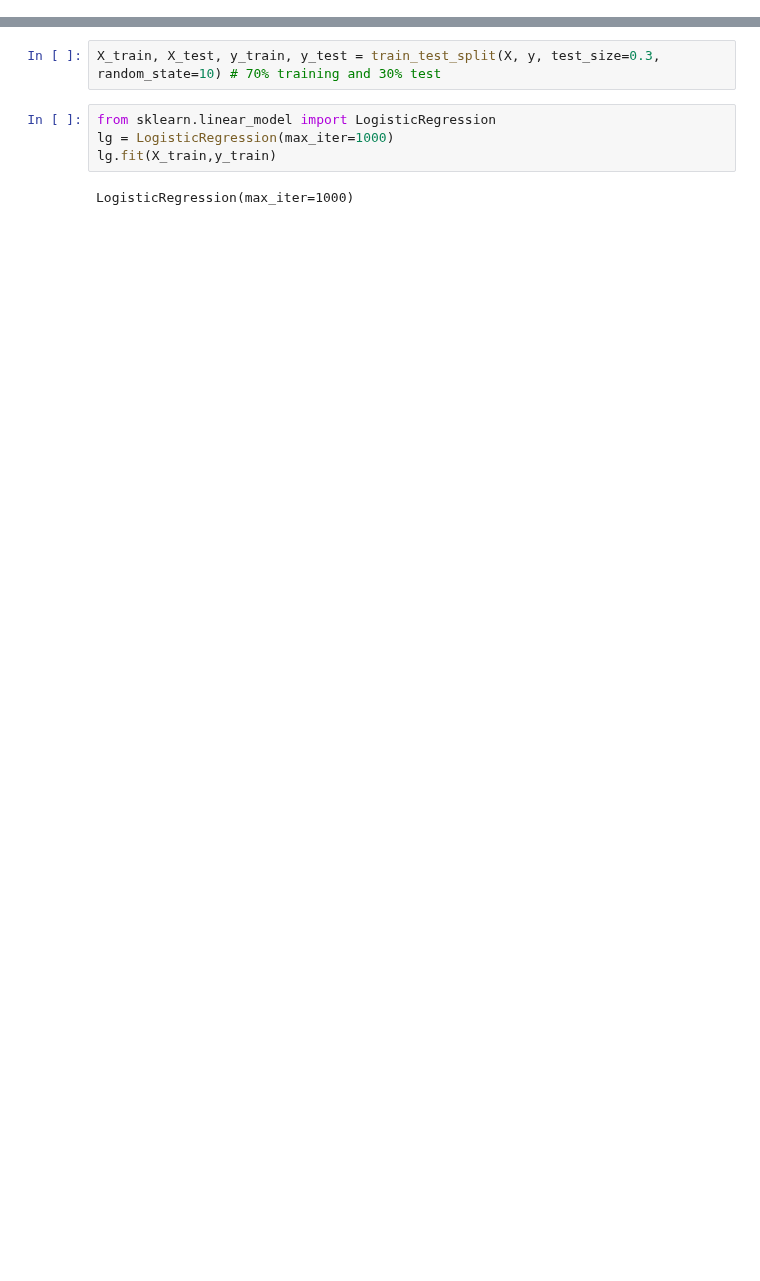
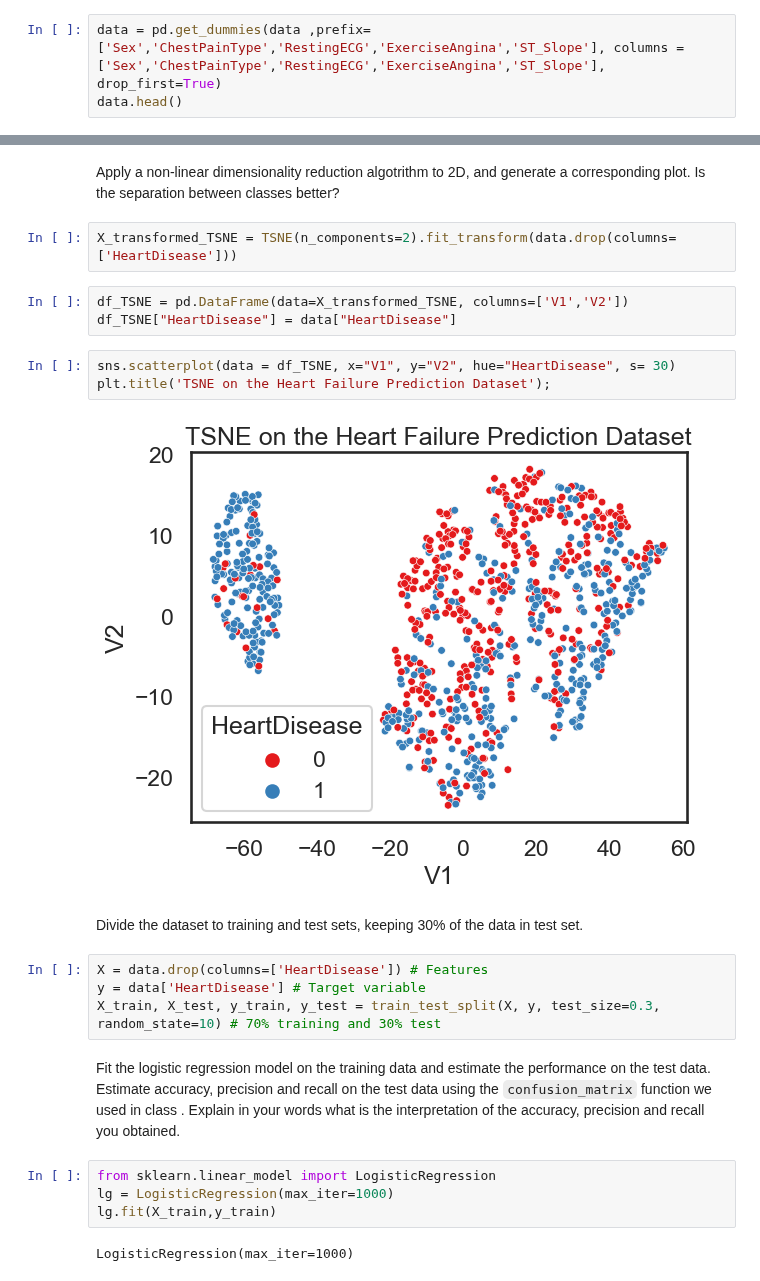
Before and after one commit to yoavram/PyDataSciBio, a Jupyter notebook: hw_solutions/hw4_classification_dimensionality_reduction.ipynb, the cells around one changed output, grey strips where cells are left out. Saved outputs shown, nothing was run; the diff lists cells and outputs as text; blank space fills up the shorter version.

```diff
--- a/hw_solutions/hw4_classification_dimensionality_reduction.ipynb
+++ b/hw_solutions/hw4_classification_dimensionality_reduction.ipynb
@@ -41,0 +43,3 @@ y = df['Sex'] # Target variable
+# %%
+data = pd.get_dummies(data ,prefix=['Sex','ChestPainType','RestingECG','ExerciseAngina','ST_Slope'], columns = ['Sex','ChestPainType','RestingECG','ExerciseAngina','ST_Slope'], drop_first=True)
+data.head()
@@ -42,5 +80,23 @@ y = df['Sex'] # Target variable
+# %% [markdown]
+Apply a non-linear dimensionality reduction algotrithm to 2D, and generate a corresponding plot. Is the separation between classes better?
+# %%
+X_transformed_TSNE = TSNE(n_components=2).fit_transform(data.drop(columns=['HeartDisease']))
+# %%
+df_TSNE = pd.DataFrame(data=X_transformed_TSNE, columns=['V1','V2'])
+df_TSNE["HeartDisease"] = data["HeartDisease"]
+# %%
+sns.scatterplot(data = df_TSNE, x="V1", y="V2", hue="HeartDisease", s= 30)
+plt.title('TSNE on the Heart Failure Prediction Dataset');
+# %% [output]
+[figure, added]
+# %% [markdown]
+Divide the dataset to training and test sets, keeping 30% of the data in test set.
 # %%
+X = data.drop(columns=['HeartDisease']) # Features
+y = data['HeartDisease'] # Target variable
 X_train, X_test, y_train, y_test = train_test_split(X, y, test_size=0.3, random_state=10) # 70% training and 30% test
+# %% [markdown]
+Fit the logistic regression model on the training data and estimate the performance on the test data. Estimate accuracy, precision and recall on the test data using the `confusion_matrix` function we used in class . Explain in your words what is the interpretation of the accuracy, precision and recall you obtained.
 # %%
 from sklearn.linear_model import LogisticRegression
 lg = LogisticRegression(max_iter=1000)
```
Also changed, not shown: parts of 28 cells of this notebook, 13 other files.
